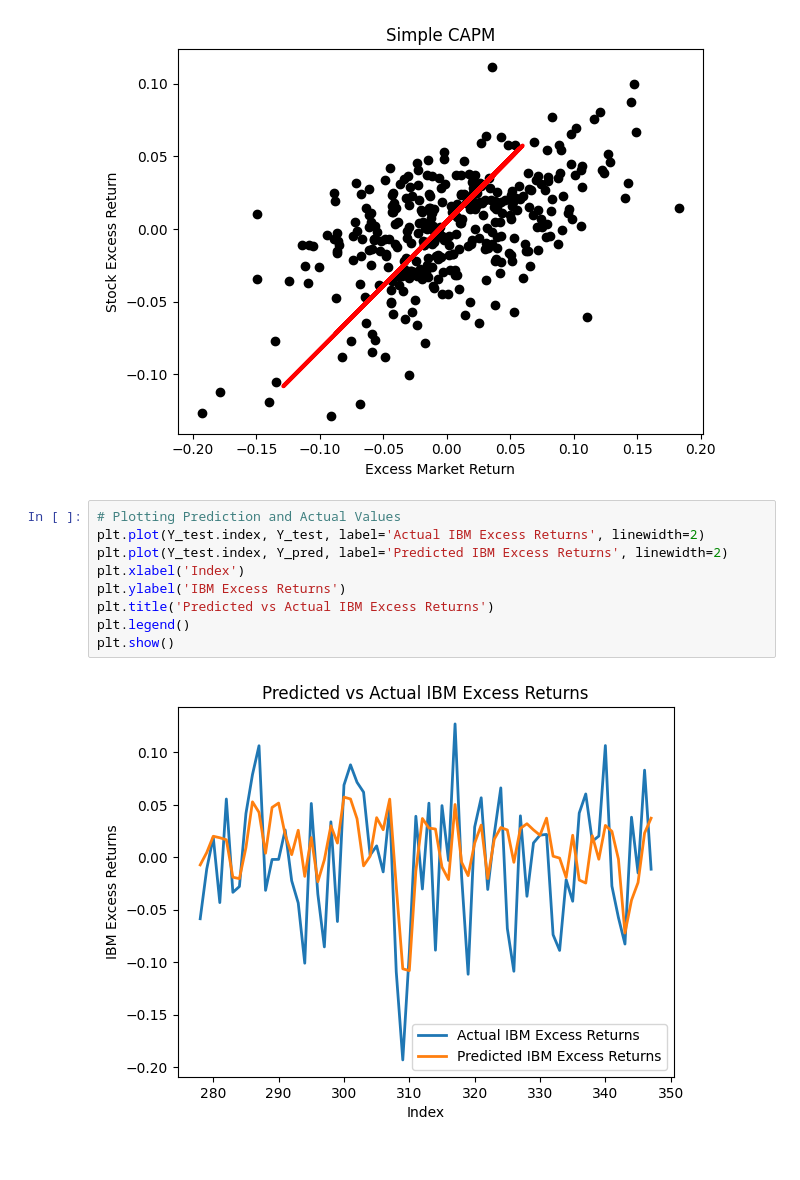
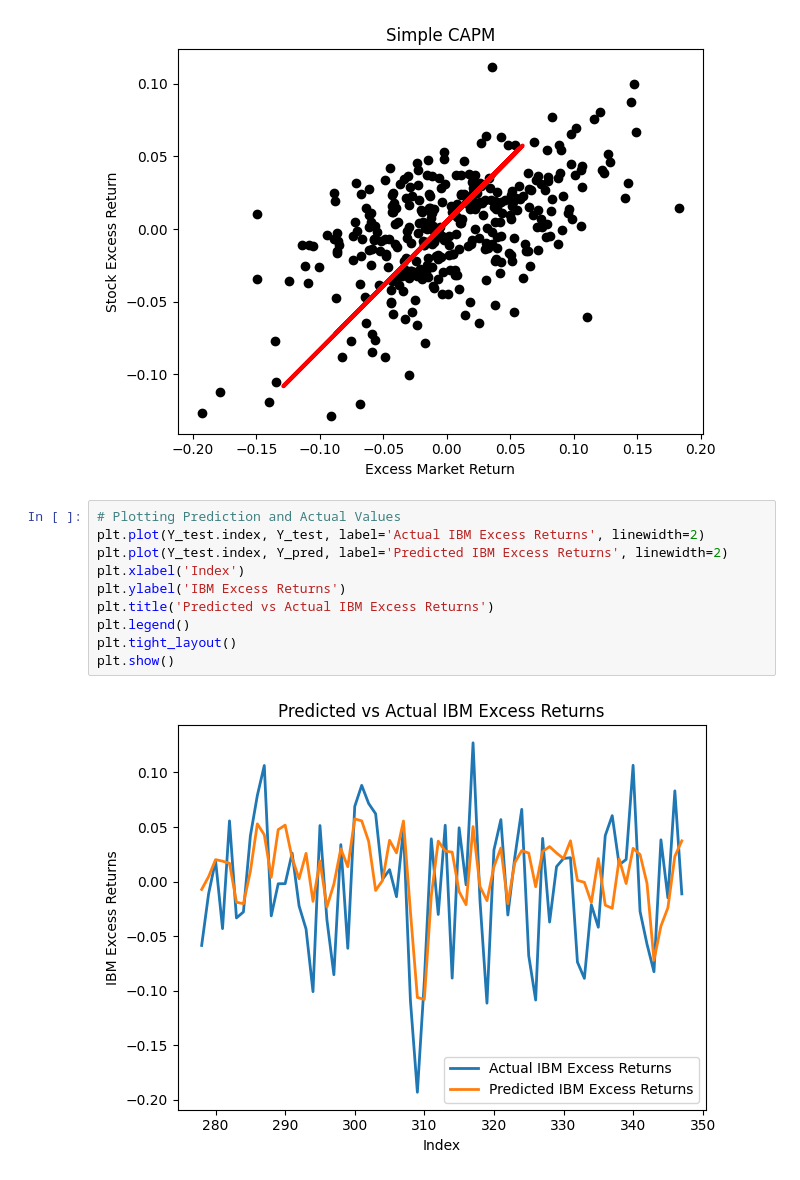
Before and after one commit to talhajamal11/regression_analysis, a Jupyter notebook: src/linear_regression .ipynb, the cells around one changed output. Cells and saved outputs as stored; diff of their text form.

Commit message:
Updating Chart

```diff
--- a/src/linear_regression .ipynb
+++ b/src/linear_regression .ipynb
@@ -82,11 +83,12 @@ plt.show()
 # %%
 # Plotting Prediction and Actual Values
 plt.plot(Y_test.index, Y_test, label='Actual IBM Excess Returns', linewidth=2)
 plt.plot(Y_test.index, Y_pred, label='Predicted IBM Excess Returns', linewidth=2)
 plt.xlabel('Index')
 plt.ylabel('IBM Excess Returns')
 plt.title('Predicted vs Actual IBM Excess Returns')
 plt.legend()
+plt.tight_layout()
 plt.show()
 # %% [output]
-[figure, old version]
+[figure, new version]
```
Also changed, not shown: parts of 5 cells of this notebook.
